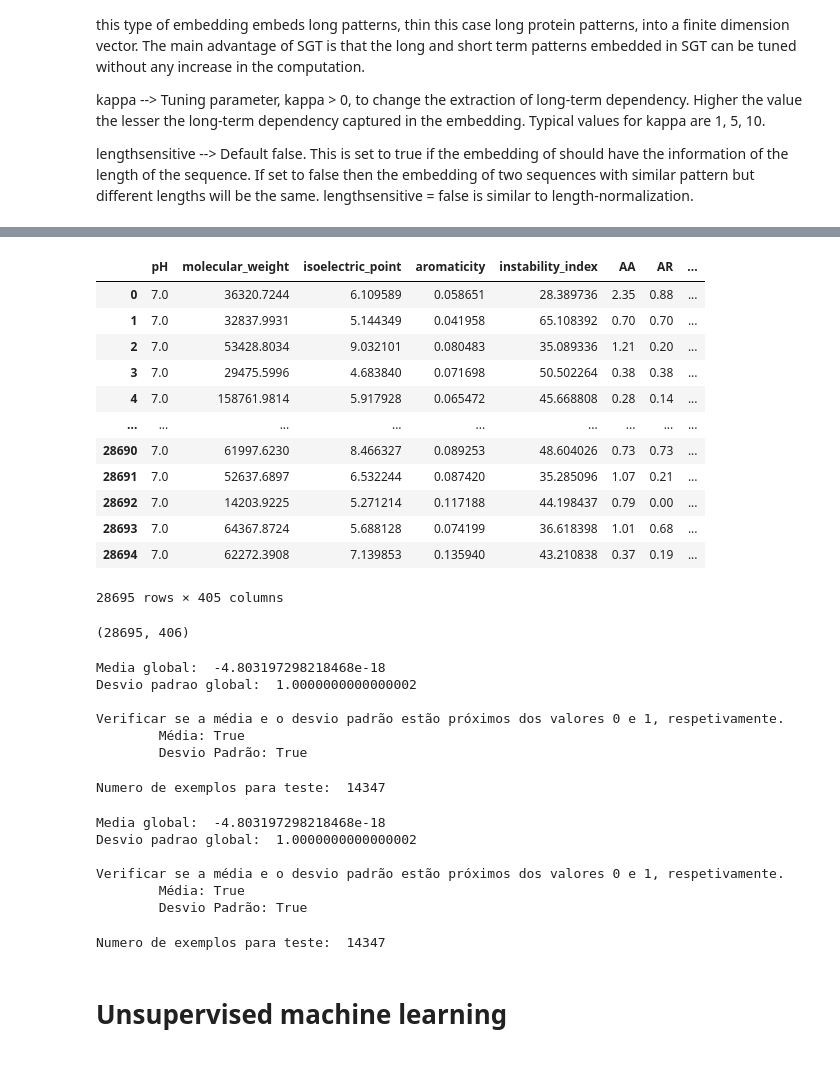
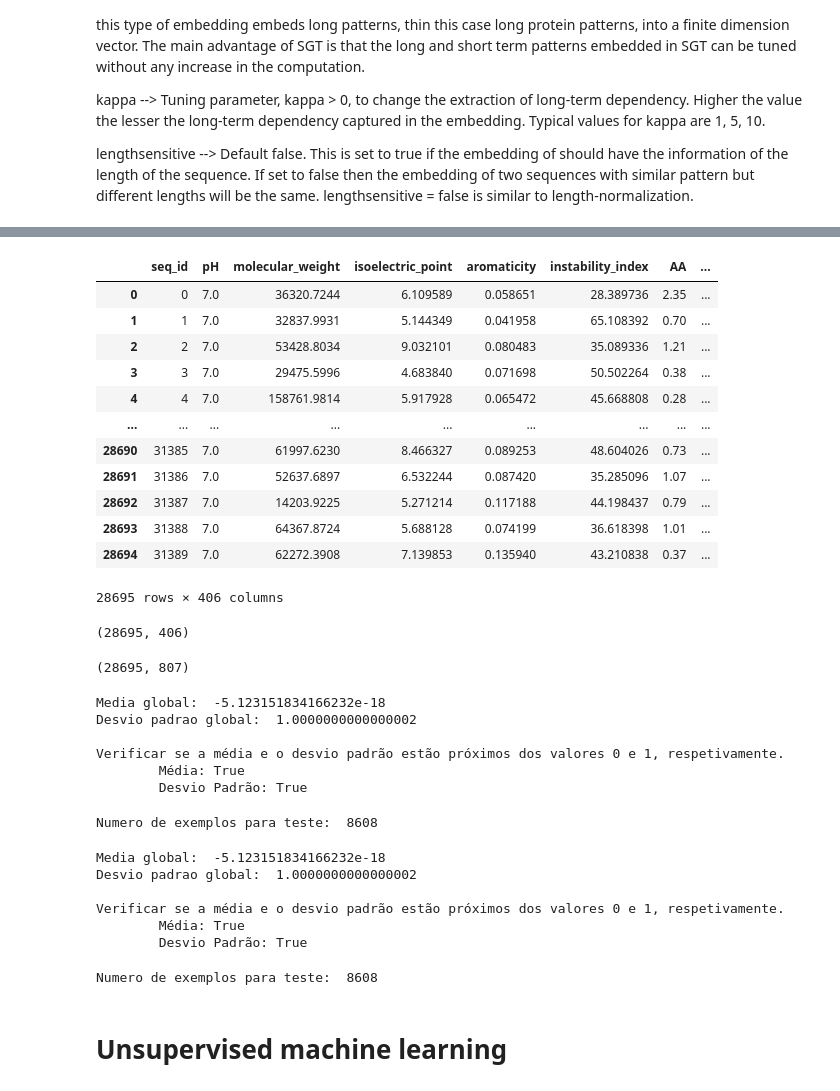
Before and after one commit to alexesperanca/SIB_G4, a Jupyter notebook: Main_Andre.ipynb, the cells around one changed output, grey strips where cells are left out. Saved outputs shown, nothing was run; the diff lists cells and outputs as text; code cells hidden in the pictures.

```diff
--- a/Main_Andre.ipynb
+++ b/Main_Andre.ipynb
@@ -282,26 +280,30 @@ embeddings.to_csv("embeddings",sep=",")
 # %%
 train_dataset_embedding = train_dataset.join(embeddings).drop(columns=["protein_sequence"])
 # %%
-train_dataset=train_dataset.drop(columns=["seq_id","protein_sequence"])
+train_dataset=train_dataset.drop(columns=["protein_sequence"])
 train_dataset
 # %% [output]
-|  | pH | molecular_weight | isoelectric_point | aromaticity | instability_index | AA | AR | ... |
-| 0 | 7.0 | 36320.7244 | 6.109589 | 0.058651 | 28.389736 | 2.35 | 0.88 | ... |
-| 1 | 7.0 | 32837.9931 | 5.144349 | 0.041958 | 65.108392 | 0.70 | 0.70 | ... |
-| 2 | 7.0 | 53428.8034 | 9.032101 | 0.080483 | 35.089336 | 1.21 | 0.20 | ... |
-| 3 | 7.0 | 29475.5996 | 4.683840 | 0.071698 | 50.502264 | 0.38 | 0.38 | ... |
-| 4 | 7.0 | 158761.9814 | 5.917928 | 0.065472 | 45.668808 | 0.28 | 0.14 | ... |
+|  | seq_id | pH | molecular_weight | isoelectric_point | aromaticity | instability_index | AA | ... |
+| 0 | 0 | 7.0 | 36320.7244 | 6.109589 | 0.058651 | 28.389736 | 2.35 | ... |
+| 1 | 1 | 7.0 | 32837.9931 | 5.144349 | 0.041958 | 65.108392 | 0.70 | ... |
+| 2 | 2 | 7.0 | 53428.8034 | 9.032101 | 0.080483 | 35.089336 | 1.21 | ... |
+| 3 | 3 | 7.0 | 29475.5996 | 4.683840 | 0.071698 | 50.502264 | 0.38 | ... |
+| 4 | 4 | 7.0 | 158761.9814 | 5.917928 | 0.065472 | 45.668808 | 0.28 | ... |
 | ... | ... | ... | ... | ... | ... | ... | ... | ... |
-| 28690 | 7.0 | 61997.6230 | 8.466327 | 0.089253 | 48.604026 | 0.73 | 0.73 | ... |
-| 28691 | 7.0 | 52637.6897 | 6.532244 | 0.087420 | 35.285096 | 1.07 | 0.21 | ... |
-| 28692 | 7.0 | 14203.9225 | 5.271214 | 0.117188 | 44.198437 | 0.79 | 0.00 | ... |
-| 28693 | 7.0 | 64367.8724 | 5.688128 | 0.074199 | 36.618398 | 1.01 | 0.68 | ... |
-| 28694 | 7.0 | 62272.3908 | 7.139853 | 0.135940 | 43.210838 | 0.37 | 0.19 | ... |
+| 28690 | 31385 | 7.0 | 61997.6230 | 8.466327 | 0.089253 | 48.604026 | 0.73 | ... |
+| 28691 | 31386 | 7.0 | 52637.6897 | 6.532244 | 0.087420 | 35.285096 | 1.07 | ... |
+| 28692 | 31387 | 7.0 | 14203.9225 | 5.271214 | 0.117188 | 44.198437 | 0.79 | ... |
+| 28693 | 31388 | 7.0 | 64367.8724 | 5.688128 | 0.074199 | 36.618398 | 1.01 | ... |
+| 28694 | 31389 | 7.0 | 62272.3908 | 7.139853 | 0.135940 | 43.210838 | 0.37 | ... |
-28695 rows × 405 columns
+28695 rows × 406 columns
 # %%
 train_dataset.shape
 # %% [output]
 (28695, 406)
+# %%
+train_dataset_embedding.shape
+# %% [output]
+(28695, 807)
 # %%
 
 pre_processed_data = preprocessing.scale(train_dataset)
@@ -312,14 +314,14 @@ print("\nVerificar se a média e o desvio padrão estão próximos dos valores 0
 print("\tMédia:", ((pre_processed_data.mean(axis=0) < 0.000001) & (pre_processed_data.mean(axis=0) > -0.000001)).all())
 print("\tDesvio Padrão:", ((pre_processed_data.std(axis=0) < 1.000001) & (pre_processed_data.std(axis=0) > 0.999999)).all())
 # %% [output]
-Media global:  -4.803197298218468e-18
+Media global:  -5.123151834166232e-18
 Desvio padrao global:  1.0000000000000002
 
 Verificar se a média e o desvio padrão estão próximos dos valores 0 e 1, respetivamente.
         Média: True
         Desvio Padrão: True
 # %%
-num_test = int(pre_processed_data.shape[0] * 0.5)
+num_test = int(pre_processed_data.shape[0] * 0.3)
 
 print("Numero de exemplos para teste: ", num_test)
 
@@ -333,7 +335,7 @@ test_input = pre_processed_data[indices[-num_test:]]
 train_output = train_y[indices[1:-num_test]]
 test_output = train_y[indices[-num_test:]]
 # %% [output]
-Numero de exemplos para teste:  14347
+Numero de exemplos para teste:  8608
 # %%
 pre_processed_data_embeddings = preprocessing.scale(train_dataset_embedding)
 
@@ -343,14 +345,14 @@ print("\nVerificar se a média e o desvio padrão estão próximos dos valores 0
 print("\tMédia:", ((pre_processed_data.mean(axis=0) < 0.000001) & (pre_processed_data.mean(axis=0) > -0.000001)).all())
 print("\tDesvio Padrão:", ((pre_processed_data.std(axis=0) < 1.000001) & (pre_processed_data.std(axis=0) > 0.999999)).all())
 # %% [output]
-Media global:  -4.803197298218468e-18
+Media global:  -5.123151834166232e-18
 Desvio padrao global:  1.0000000000000002
 
 Verificar se a média e o desvio padrão estão próximos dos valores 0 e 1, respetivamente.
         Média: True
         Desvio Padrão: True
 # %%
-num_test = int(pre_processed_data_embeddings.shape[0] * 0.5)
+num_test = int(pre_processed_data_embeddings.shape[0] * 0.3)
 
 print("Numero de exemplos para teste: ", num_test)
 
@@ -364,7 +366,7 @@ test_input_embedding= pre_processed_data_embeddings[indices[-num_test:]]
 train_output_embedding = train_y[indices[1:-num_test]]
 test_output_embedding = train_y[indices[-num_test:]]
 # %% [output]
-Numero de exemplos para teste:  14347
+Numero de exemplos para teste:  8608
 # %% [markdown]
 # Unsupervised machine learning
 # %% [markdown]
```
Also changed, not shown: parts of 19 cells of this notebook.
